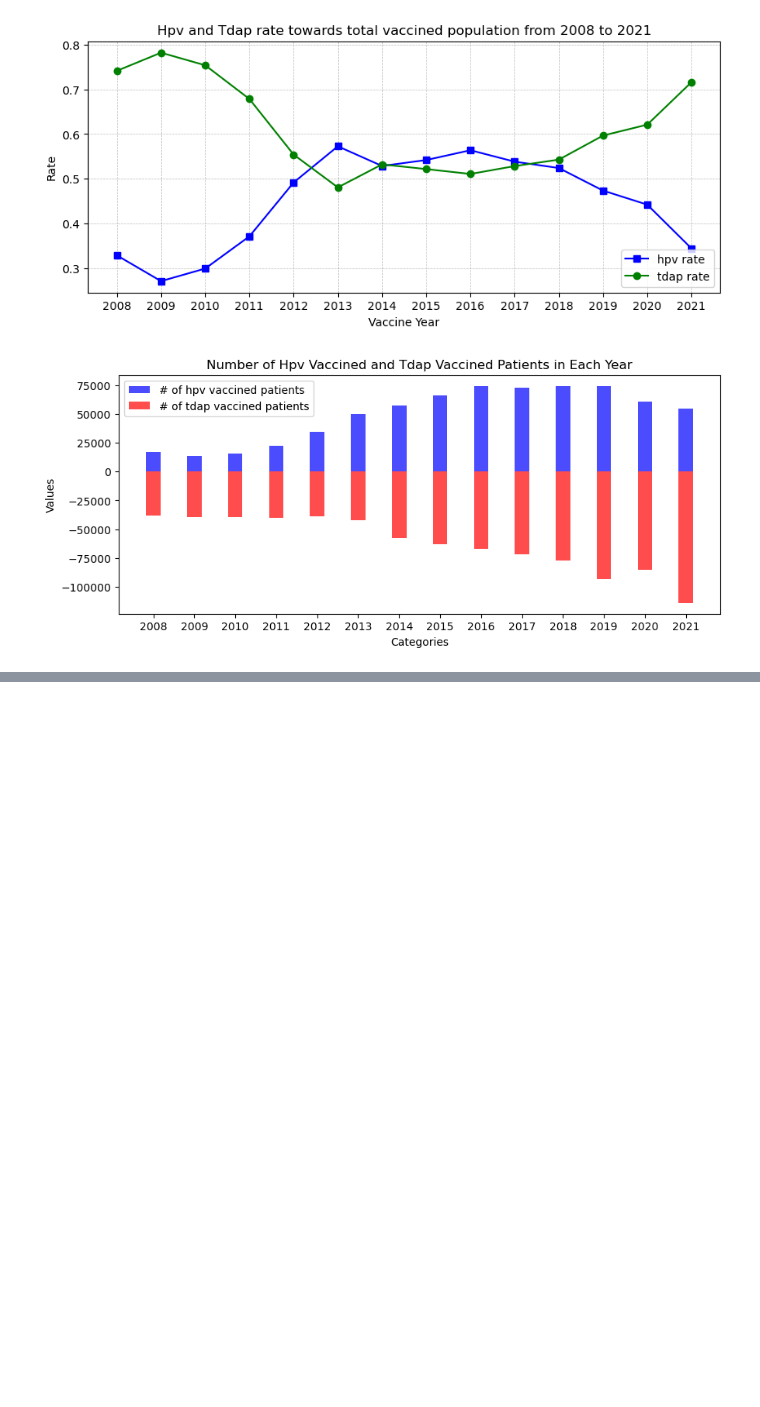
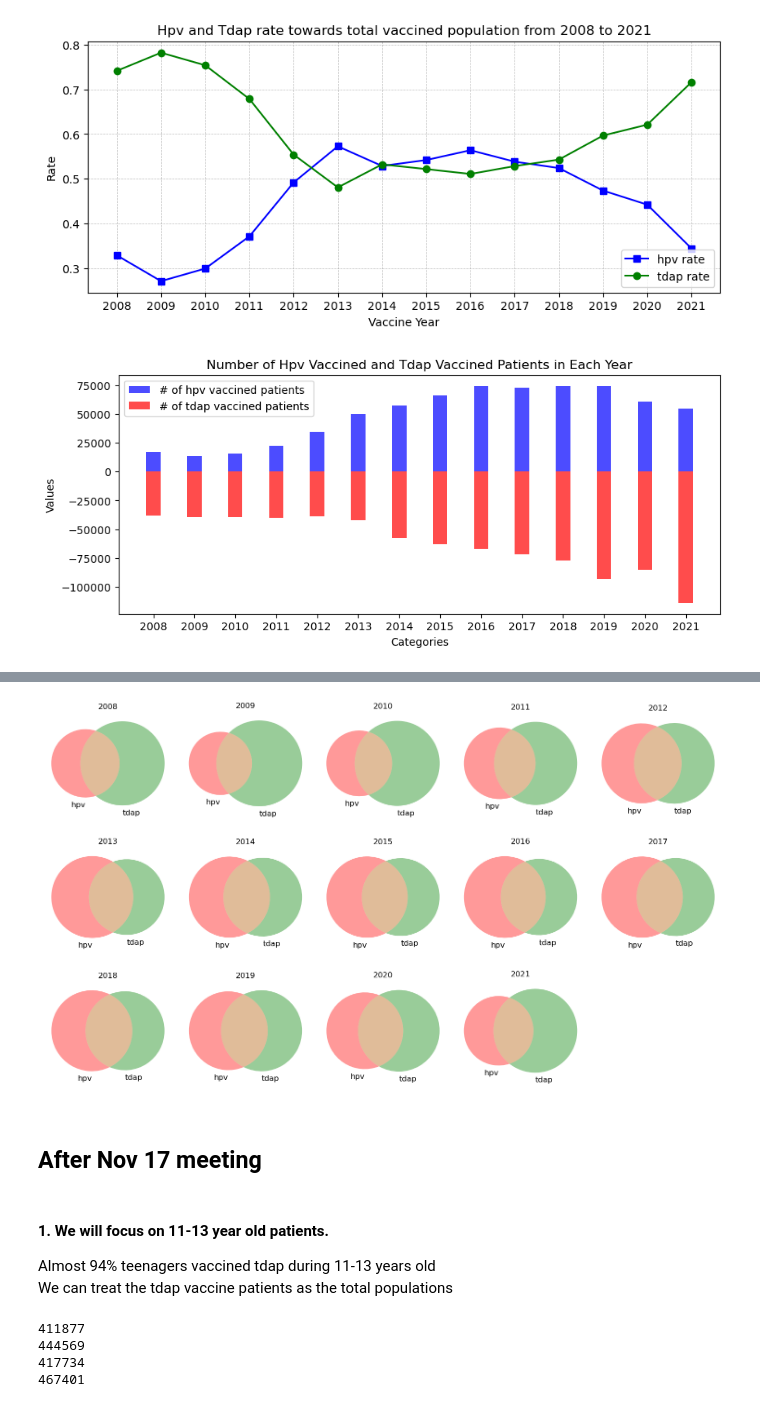
Before and after one commit to ZihanDing/EHR_project, a Jupyter notebook: HpvVaccine/NYSIIS_analysis.ipynb, the cells around one changed output, grey strips where cells are left out. Saved outputs shown, nothing was run; the diff lists cells and outputs as text; code cells hidden in the pictures; blank space fills up the shorter version.

```diff
--- a/HpvVaccine/NYSIIS_analysis.ipynb
+++ b/HpvVaccine/NYSIIS_analysis.ipynb
@@ -749,0 +581,51 @@ Name: 803, dtype: object
+# %%
+import matplotlib.pyplot as plt
+from matplotlib_venn import venn2
+# from matplotlib_venn import venn
+import numpy as np
+
+fig, axes = plt.subplots(3, 5, figsize=(15, 9))
+axes = axes.flatten()
+
+# percentages = np.linspace(0, 1, 14)  # 生成14个不同的百分比值
+percentages = rate_hpv
+
+for i, percentage in enumerate(percentages):
+    ax = axes[i]
+    set1_percentage = percentage
+    set2_percentage = 1 - percentage
+    intersection_percentage = min(set1_percentage, set2_percentage)
+
+    venn = venn2(subsets=(set1_percentage, set2_percentage, intersection_percentage),
+          set_labels=('hpv', 'tdap'), ax=ax)
+
+    ax.set_title(years[i])
+
+    for text in venn.subset_labels:
+        text.set_text('')
+for j in range(len(percentages), len(axes)):
+    axes[j].axis('off')
+
+
+plt.tight_layout()
+
+
+plt.show()
+# %% [output]
+[figure, added]
+# %% [markdown]
+## After Nov 17 meeting
+# %% [markdown]
+#### 1. We will focus on 11-13 year old patients.
+Almost 94% teenagers vaccined tdap during 11-13 years old
+We can treat the tdap vaccine patients as the total populations
+# %%
+print(len(df_hpv_nassau))
+print(len(df_hpv_suffolk))
+print(len(df_tdap_nassau))
+print(len(df_tdap_suffolk))
+# %% [output]
+411877
+444569
+417734
+467401
```
Also changed, not shown: parts of 63 cells of this notebook.
